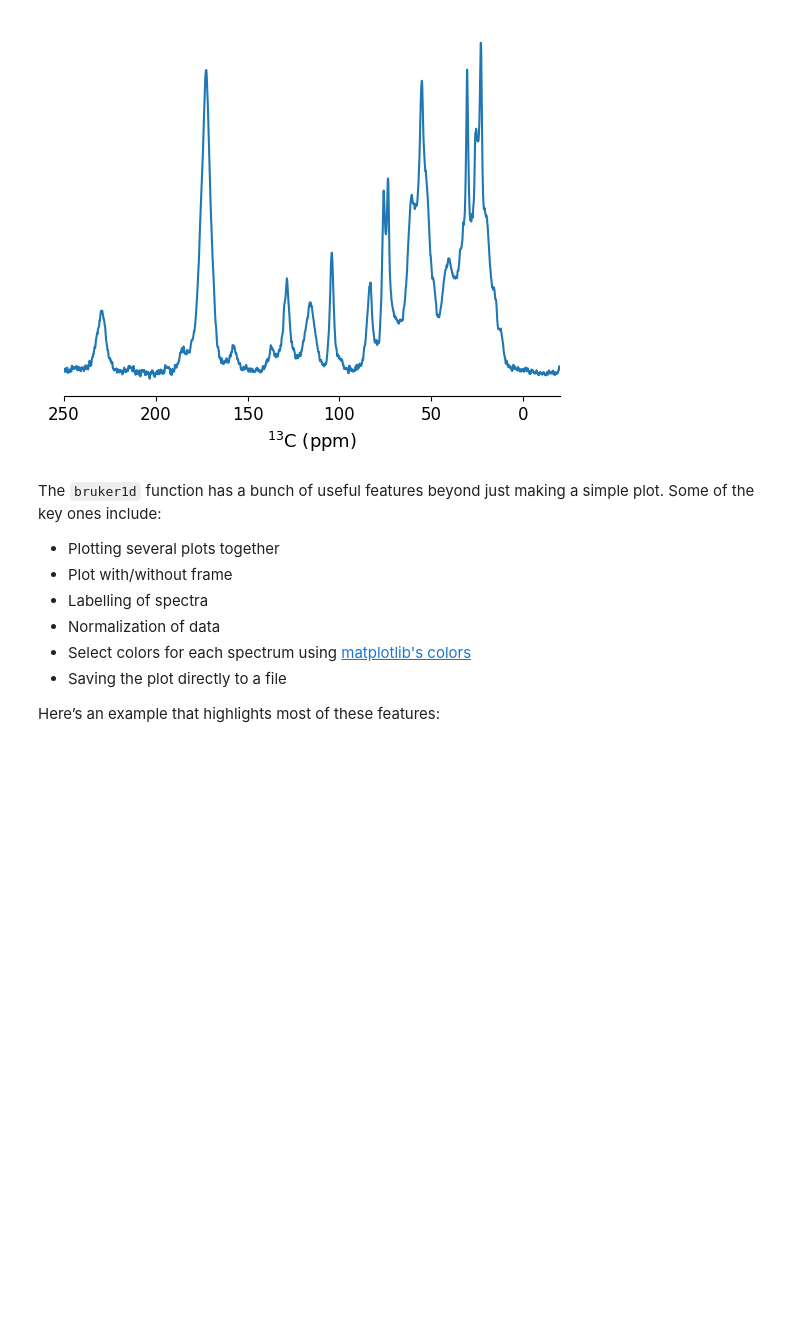
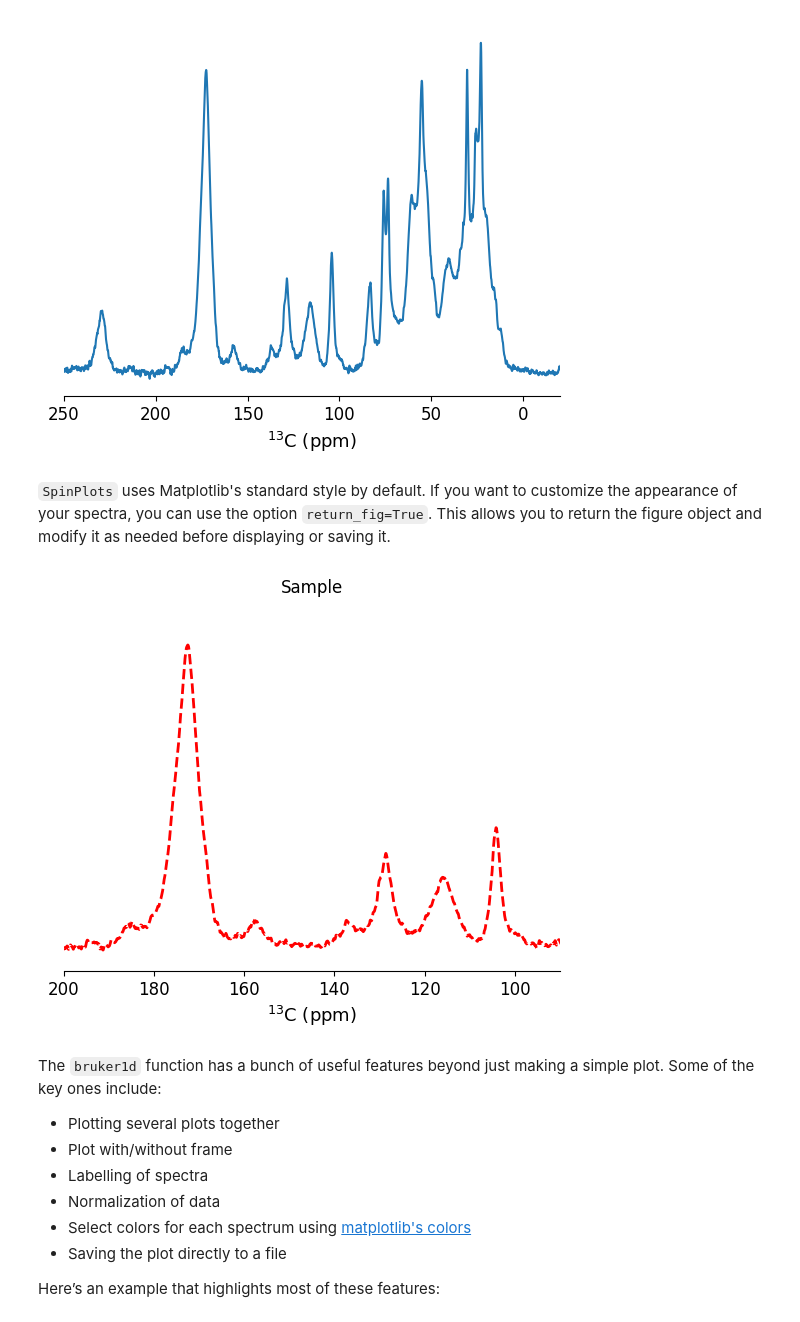
Before and after one commit to nuts-org/spinplots, a Jupyter notebook: docs/user_guide/easy_plots.ipynb, the cells around one changed output. Drawn from its saved outputs; the diff is of its cells as text; code cells hidden in the pictures; blank space fills up the shorter version.

```diff
--- a/docs/user_guide/easy_plots.ipynb
+++ b/docs/user_guide/easy_plots.ipynb
@@ -8,6 +8,19 @@ The easiest way to plot a spectrum is as follows
 bruker1d(['../../data/1D/8/pdata/1'], xlim=(250, -20))
 # %% [output]
 [figure]
+# %% [markdown]
+`SpinPlots` uses Matplotlib's standard style by default. If you want to customize the appearance of your spectra, you can use the option `return_fig=True`. This allows you to return the figure object and modify it as needed before displaying or saving it.
+# %%
+fig, ax = bruker1d(['../../data/1D/8/pdata/1'], return_fig=True)
+
+ax.set_title('Sample')
+ax.set_xlim(200, 90)
+ax.lines[0].set_color('red')
+ax.lines[0].set_linewidth(2)
+ax.lines[0].set_linestyle('--')
+fig.savefig('../../data/1D/modified.png')
+# %% [output]
+[figure, added]
 # %% [markdown]
 The `bruker1d` function has a bunch of useful features beyond just making a simple plot. Some of the key ones include:
 
```
